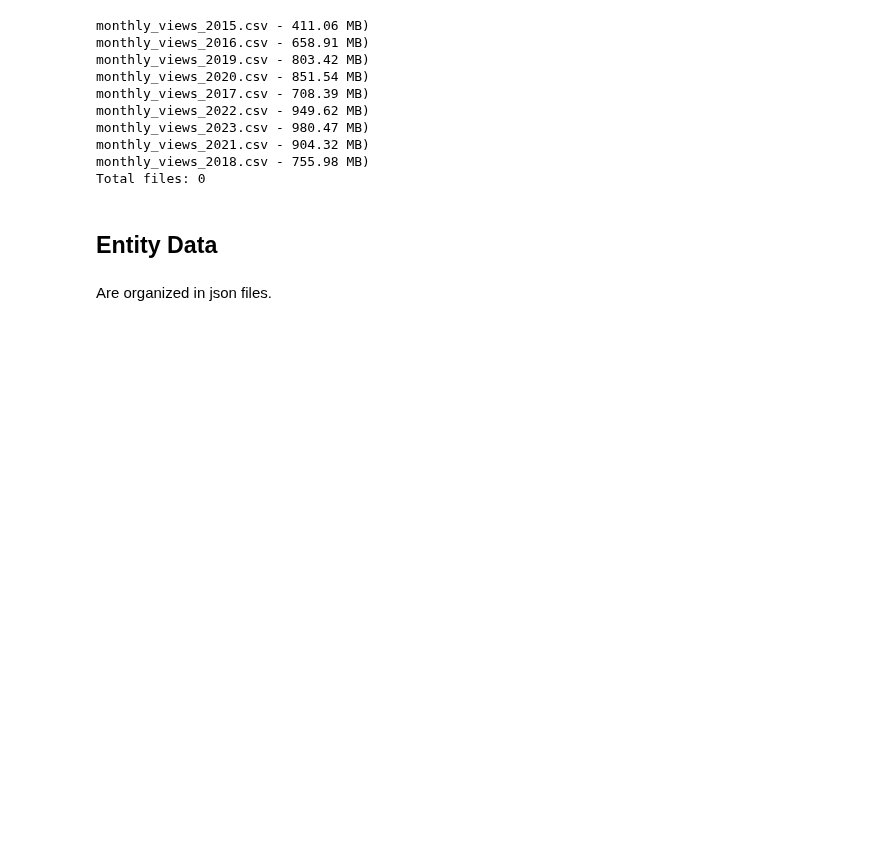
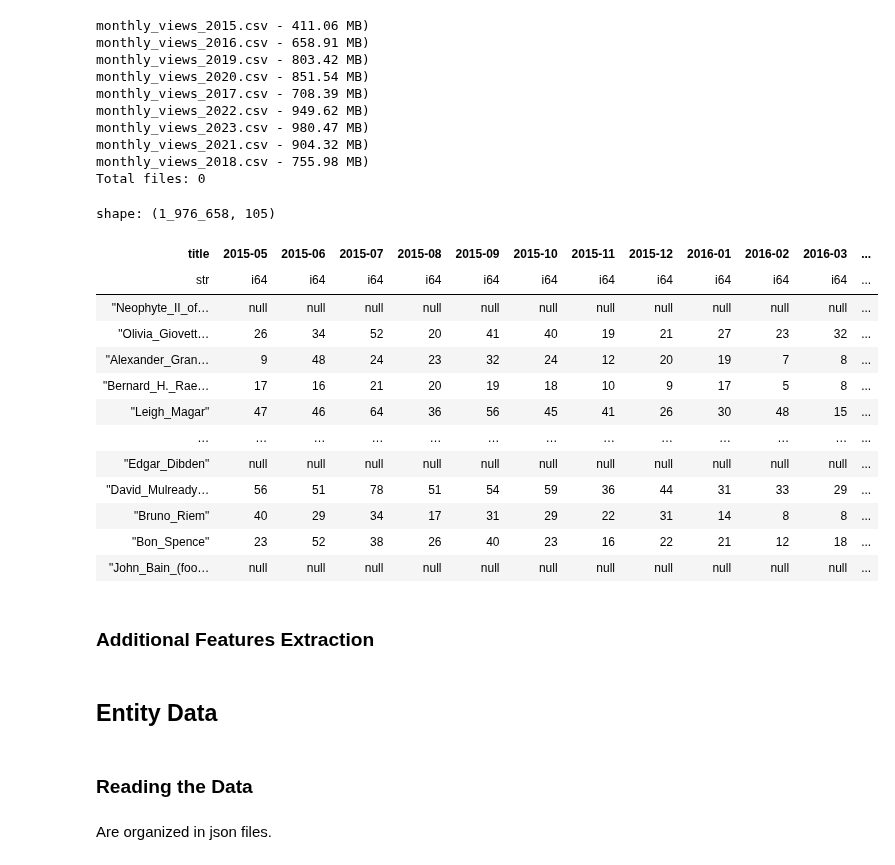
Before and after one commit to MNetanel/wikipedia-people-page-views-patterns, a Jupyter notebook: notebooks/wikipedia_pageviews_project.ipynb, the cells around one changed output. Saved outputs shown, nothing was run; the diff lists cells and outputs as text; code cells hidden in the pictures; blank space fills up the shorter version.

Commit message:
Add data cleaning

```diff
--- a/notebooks/wikipedia_pageviews_project.ipynb
+++ b/notebooks/wikipedia_pageviews_project.ipynb
@@ -92,12 +93,40 @@ monthly_views_2021.csv - 904.32 MB)
 monthly_views_2018.csv - 755.98 MB)
 Total files: 0
 # %%
-# Pivot
-transformed_dfs = []
-for df in tqdm(dfs):
-    transformed_df = (df.with_columns(pl.col('month')
-                                    .map_elements(lambda s: f'{s[:4]}-{s[5:7]}')
-                                    .alias('year_month'))
-                      .pivot(index='title', columns='year_month', values='monthly_views')
-    )
-    transformed_dfs.append(transformed_df)
+try:
+    views_df = pl.read_parquet(PROCESSED_DATA_DIR / 'pageviews_all.parquet')
+except FileNotFoundError:
+    # Pivot
+    transformed_dfs = []
+    for df in tqdm(dfs):
+        transformed_df = (df.with_columns(pl.col('month')
+                                        .map_elements(lambda s: f'{s[:4]}-{s[5:7]}')
+                                        .alias('year_month'))
+                        .pivot(index='title', columns='year_month', values='monthly_views')
+        )
+        transformed_dfs.append(transformed_df)
+    # Join
+    all_names = pl.concat([df.select('title') for df in dfs]).unique()
+    print(f'{len(all_names):,}')
+    views_df = all_names
+    for i, df in tqdm(enumerate(transformed_dfs)):
+        views_df = df.join(views_df, 'title', 'outer_coalesce')
+    views_df = views_df.select(['title', *sorted([c for c in views_df.columns if c != 'title'])])
+    views_df.write_parquet(f'{PROCESSED_DATA_DIR}/pageviews_all.parquet')
+
+views_df
+# %% [output]
+shape: (1_976_658, 105)
+| title | 2015-05 | 2015-06 | 2015-07 | 2015-08 | 2015-09 | 2015-10 | 2015-11 | 2015-12 | 2016-01 | 2016-02 | 2016-03 | ... |
+| str | i64 | i64 | i64 | i64 | i64 | i64 | i64 | i64 | i64 | i64 | i64 | ... |
+| "Neophyte_II_of… | null | null | null | null | null | null | null | null | null | null | null | ... |
+| "Olivia_Giovett… | 26 | 34 | 52 | 20 | 41 | 40 | 19 | 21 | 27 | 23 | 32 | ... |
+| "Alexander_Gran… | 9 | 48 | 24 | 23 | 32 | 24 | 12 | 20 | 19 | 7 | 8 | ... |
+| "Bernard_H._Rae… | 17 | 16 | 21 | 20 | 19 | 18 | 10 | 9 | 17 | 5 | 8 | ... |
+| "Leigh_Magar" | 47 | 46 | 64 | 36 | 56 | 45 | 41 | 26 | 30 | 48 | 15 | ... |
+| … | … | … | … | … | … | … | … | … | … | … | … | ... |
+| "Edgar_Dibden" | null | null | null | null | null | null | null | null | null | null | null | ... |
+| "David_Mulready… | 56 | 51 | 78 | 51 | 54 | 59 | 36 | 44 | 31 | 33 | 29 | ... |
+| "Bruno_Riem" | 40 | 29 | 34 | 17 | 31 | 29 | 22 | 31 | 14 | 8 | 8 | ... |
+| "Bon_Spence" | 23 | 52 | 38 | 26 | 40 | 23 | 16 | 22 | 21 | 12 | 18 | ... |
+| "John_Bain_(foo… | null | null | null | null | null | null | null | null | null | null | null | ... |
@@ -115,5 +133,9 @@ views_df
+# %% [markdown]
+### Additional Features Extraction
 # %% [markdown]
 ## Entity Data
+# %% [markdown]
+### Reading the Data
 # %% [markdown]
 Are organized in json files.
 # %%
```
Also changed, not shown: parts of 26 cells of this notebook, 1 other file.
